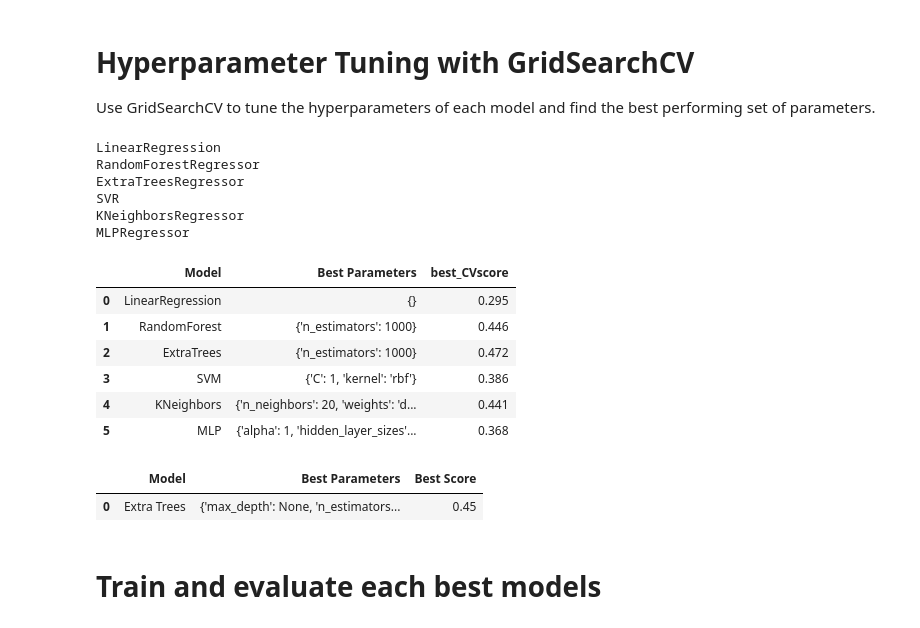
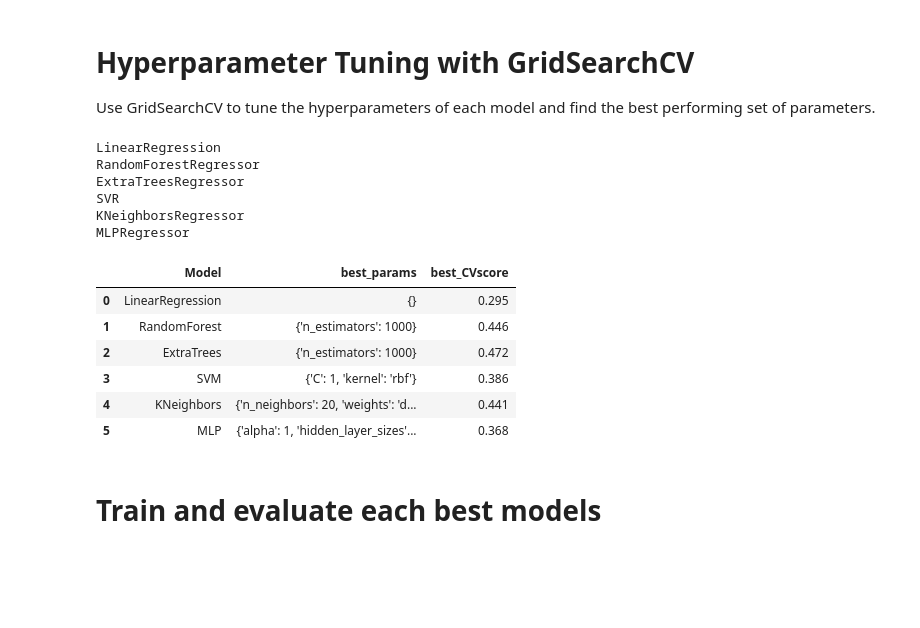
Before and after one commit to VirgileUniv/proj_app_sup_M2P1, a Jupyter notebook: wine/model_selection.ipynb, the cells around one changed output. Saved outputs shown, nothing was run; the diff lists cells and outputs as text; code cells hidden in the pictures; blank space fills up the shorter version.

```diff
--- a/wine/model_selection.ipynb
+++ b/wine/model_selection.ipynb
@@ -1,3 +1,6 @@
+# %%
+PATH_train = 'data/wine_train.csv'
+PATH_test = 'data/wine_test.csv'
 # %%
 import numpy as np
 import pandas as pd
@@ -20,7 +23,7 @@ rd_state = 42
 # Load and Prepare the Dataset
 # %%
 # Load the dataset
-data = pd.read_csv('data/wine_train.csv')
+data = pd.read_csv(PATH_train)
 data.drop(columns=['wine_ID'], inplace=True)
 
 data.head()
@@ -299,37 +302,37 @@ Use GridSearchCV to tune the hyperparameters of each model and find the best per
 # Import necessary libraries for hyperparameter tuning
 from sklearn.model_selection import GridSearchCV
 
-# Create empty lists to store the best parameters and best scores for each model
+# Create empty lists to store the best parameters and best scores for each model (and the dfs of the grid search)
 dfs = []
 best_params = []
 best_scores = []
 
 # Loop through each model and its corresponding hyperparameters
 for model, param in zip(models, params):
     print(model.__class__.__name__)
     # Use GridSearchCV to find the best hyperparameters
     grid_search = GridSearchCV(clone(model), param, cv=5, scoring='r2')
     grid_search.fit(X_train, y_train)
 
 
     # Get the best parameters and best score
     dfs.append(pd.DataFrame(grid_search.cv_results_))
     best_params.append(grid_search.best_params_)
     best_scores.append(grid_search.best_score_)
 
 # Create a dataframe to store the best parameters and best scores for each model
-df_grid_search_score = pd.DataFrame({'Model': models_names, 'Best Parameters': best_params, 'best_CVscore': best_scores})
+df_grid_search_score = pd.DataFrame({'Model': models_names, 'best_params': best_params, 'best_CVscore': best_scores})
 
 # Display the best parameters and best scores for each model
 df_grid_search_score
 # %% [output]
 LinearRegression
 RandomForestRegressor
 ExtraTreesRegressor
 SVR
 KNeighborsRegressor
 MLPRegressor
-|  | Model | Best Parameters | best_CVscore |
+|  | Model | best_params | best_CVscore |
 | 0 | LinearRegression | {} | 0.295 |
 | 1 | RandomForest | {'n_estimators': 1000} | 0.446 |
 | 2 | ExtraTrees | {'n_estimators': 1000} | 0.472 |
@@ -373,8 +342,3 @@ df_grid_search_score0
-# %%
-df_grid_search_score1
-# %% [output]
-|  | Model | Best Parameters | Best Score |
-| 0 | Extra Trees | {'max_depth': None, 'n_estimators... | 0.45 |
 # %% [markdown]
 # Train and evaluate each best models
 # %%
```
Also changed, not shown: parts of 8 cells of this notebook, 2 other files.
